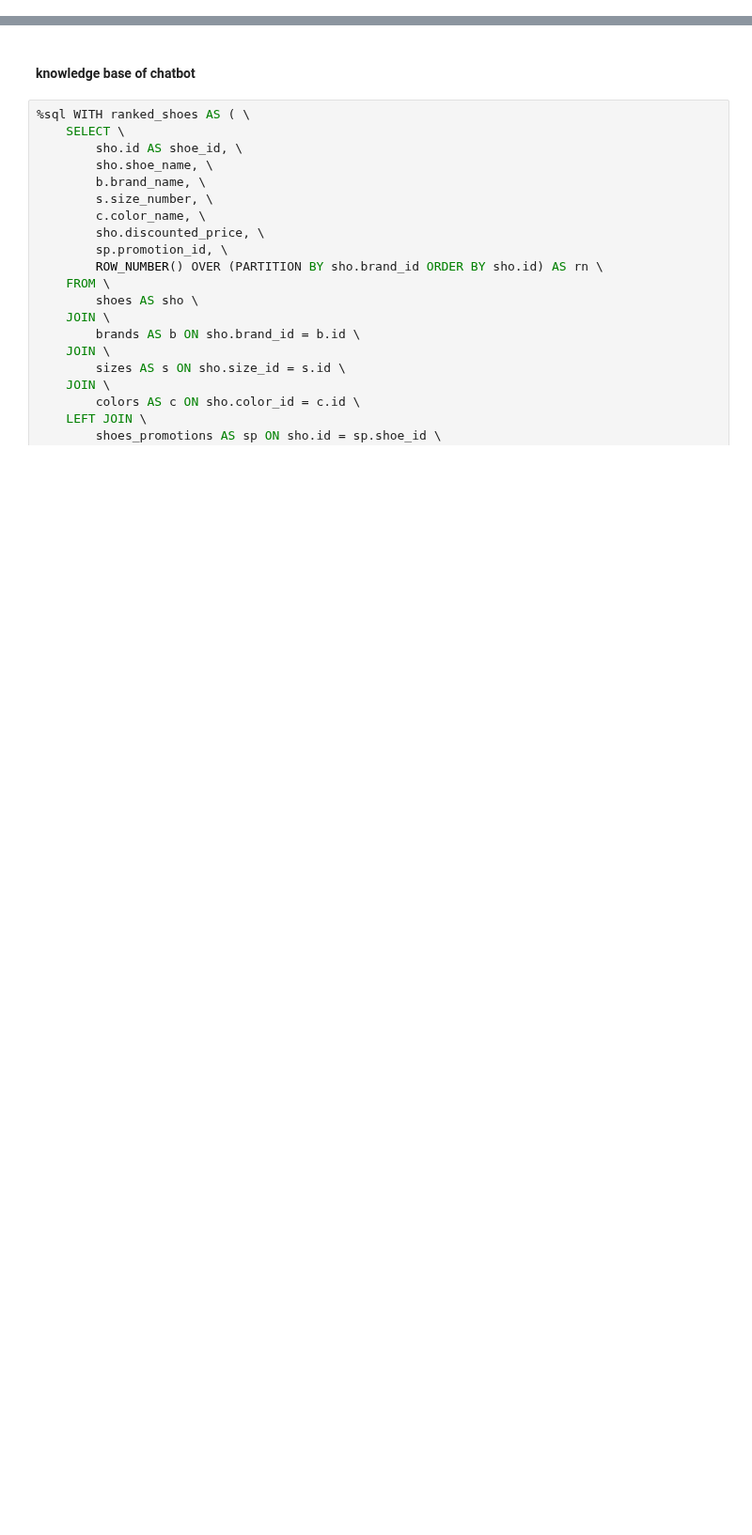
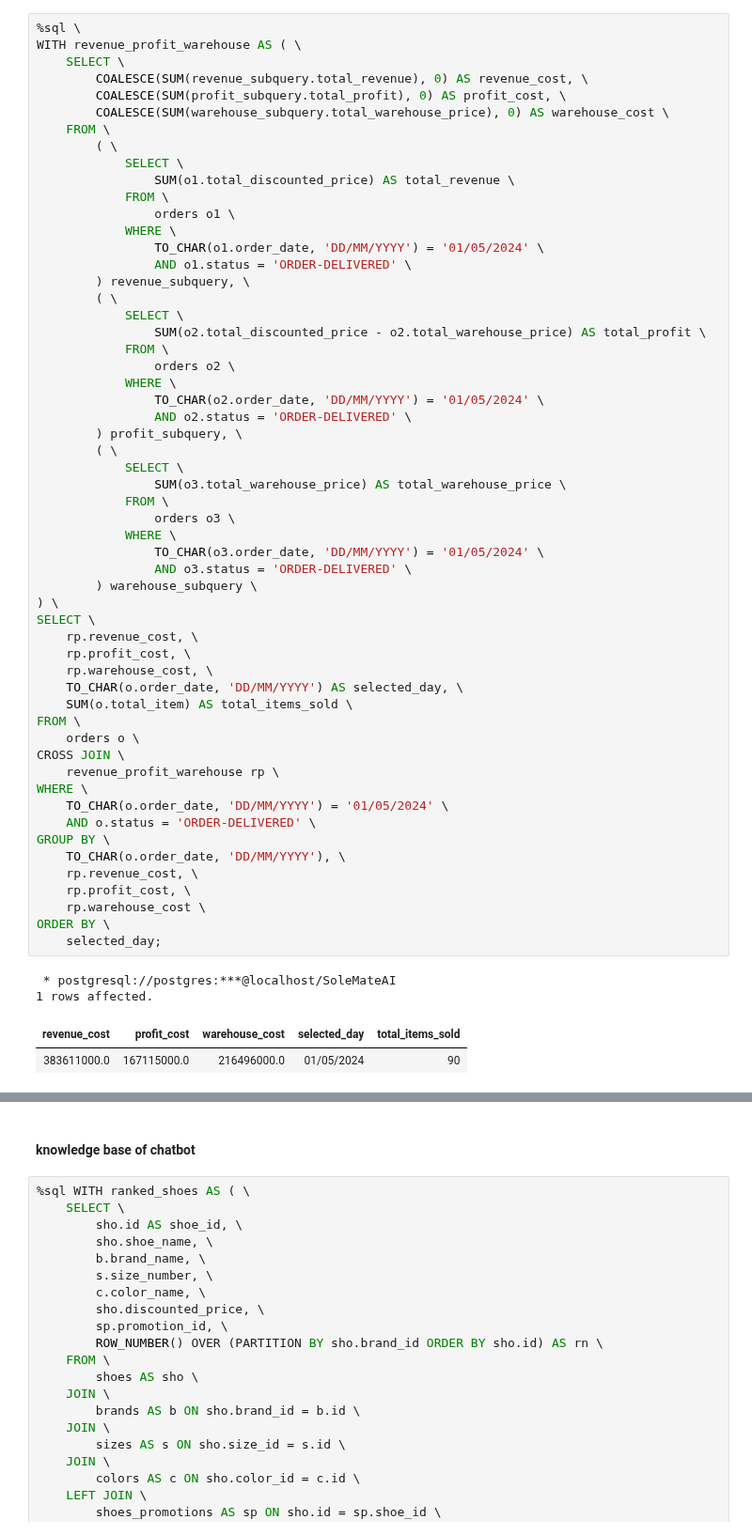
Before and after one commit to DNAnh01/SoleMateAI, a Jupyter notebook: backend/sql_query.ipynb, the cells around one changed output, grey strips where cells are left out. Shown at 94% size. Drawn from its saved outputs; the diff is of its cells as text; blank space fills up the shorter version.

```diff
--- a/backend/sql_query.ipynb
+++ b/backend/sql_query.ipynb
@@ -93,3 +245,64 @@ ORDER BY \
+# %%
+%sql \
+WITH revenue_profit_warehouse AS ( \
+    SELECT \
+        COALESCE(SUM(revenue_subquery.total_revenue), 0) AS revenue_cost, \
+        COALESCE(SUM(profit_subquery.total_profit), 0) AS profit_cost, \
+        COALESCE(SUM(warehouse_subquery.total_warehouse_price), 0) AS warehouse_cost \
+    FROM \
+        ( \
+            SELECT \
+                SUM(o1.total_discounted_price) AS total_revenue \
+            FROM \
+                orders o1 \
+            WHERE \
+                TO_CHAR(o1.order_date, 'DD/MM/YYYY') = '01/05/2024' \
+                AND o1.status = 'ORDER-DELIVERED' \
+        ) revenue_subquery, \
+        ( \
+            SELECT \
+                SUM(o2.total_discounted_price - o2.total_warehouse_price) AS total_profit \
+            FROM \
+                orders o2 \
+            WHERE \
+                TO_CHAR(o2.order_date, 'DD/MM/YYYY') = '01/05/2024' \
+                AND o2.status = 'ORDER-DELIVERED' \
+        ) profit_subquery, \
+        ( \
+            SELECT \
+                SUM(o3.total_warehouse_price) AS total_warehouse_price \
+            FROM \
+                orders o3 \
+            WHERE \
+                TO_CHAR(o3.order_date, 'DD/MM/YYYY') = '01/05/2024' \
+                AND o3.status = 'ORDER-DELIVERED' \
+        ) warehouse_subquery \
+) \
+SELECT \
+    rp.revenue_cost, \
+    rp.profit_cost, \
+    rp.warehouse_cost, \
+    TO_CHAR(o.order_date, 'DD/MM/YYYY') AS selected_day, \
+    SUM(o.total_item) AS total_items_sold \
+FROM \
+    orders o \
+CROSS JOIN \
+    revenue_profit_warehouse rp \
+WHERE \
+    TO_CHAR(o.order_date, 'DD/MM/YYYY') = '01/05/2024' \
+    AND o.status = 'ORDER-DELIVERED' \
+GROUP BY \
+    TO_CHAR(o.order_date, 'DD/MM/YYYY'), \
+    rp.revenue_cost, \
+    rp.profit_cost, \
+    rp.warehouse_cost \
+ORDER BY \
+    selected_day;
+# %% [output]
+ * postgresql://postgres:***@localhost/SoleMateAI
+1 rows affected.
+| revenue_cost | profit_cost | warehouse_cost | selected_day | total_items_sold |
+| 383611000.0 | 167115000.0 | 216496000.0 | 01/05/2024 | 90 |
 # %%
 %sql SELECT order_date, status, updated_at, is_active, total_item, total_display_price, total_warehouse_price, total_discounted_price FROM orders LIMIT 10;
 # %% [output]
```
Also changed, not shown: parts of 14 cells of this notebook, 15 other files.
